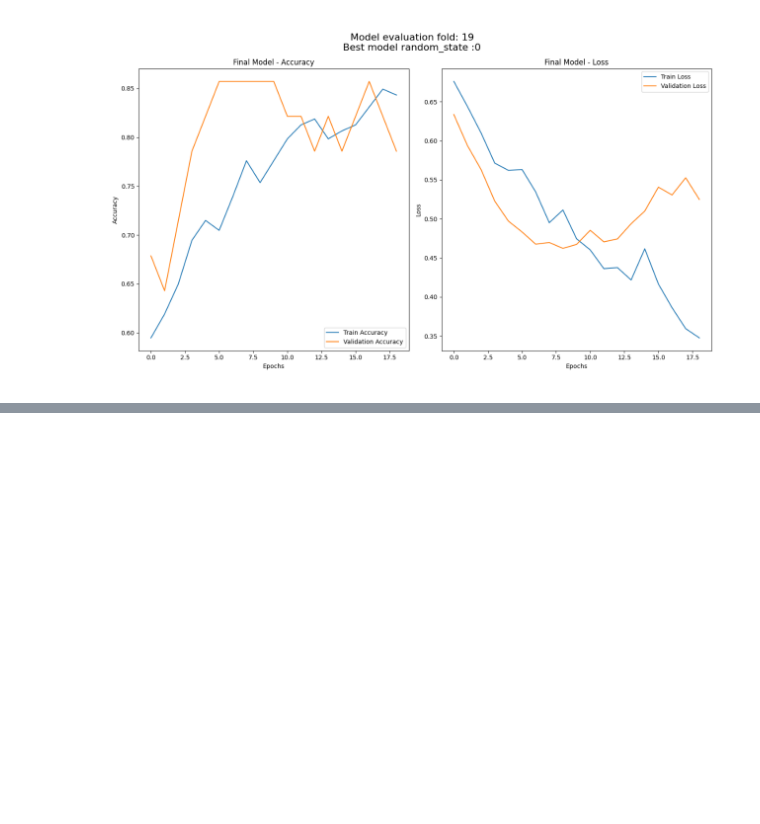
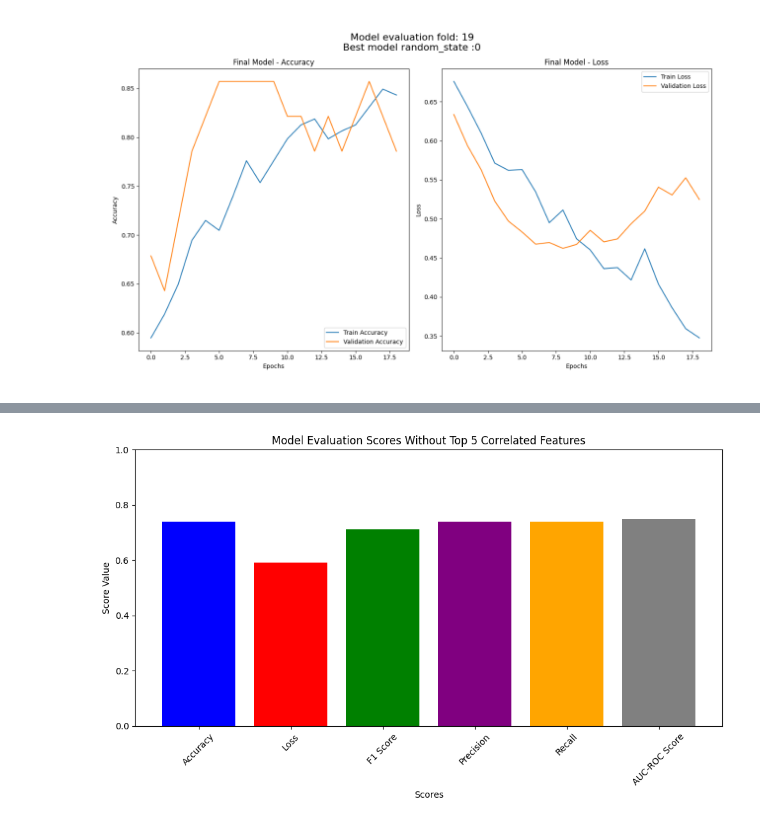
Before and after one commit to KeyCode17/school-scope-classification, a Jupyter notebook: student_project.ipynb, the cells around one changed output, grey strips where cells are left out. Drawn from its saved outputs; the diff is of its cells as text; code cells hidden in the pictures; blank space fills up the shorter version.

```diff
--- a/student_project.ipynb
+++ b/student_project.ipynb
@@ -155,6 +155,19 @@ pipeline_y = joblib.load('./function/pipeline_y.pkl')
 with open('./function/transform_function_y.pkl', 'rb') as file:
     transform_and_sort_y, desired_prefix_order_y = pickle.load(file)
     data_transformed_sorted_y = transform_and_sort_y(data_y, pipeline_y, desired_prefix_order_y)
+# %%
+X_train, X_test, y_train, y_test = train_test_split(data_transformed_sorted, data_transformed_sorted_y, test_size=0.2, random_state=15, stratify=data_transformed_sorted_y)
+# %%
+X_train_corr = X_train[["Medu","Fedu","traveltime","health","studytime"]]
+X_test_corr = X_test[["Medu","Fedu","traveltime","health","studytime"]]
+X_train_uncorr = X_train.drop(["Medu","Fedu","traveltime","health","studytime"], axis=1)
+X_test_uncorr = X_test.drop(["Medu","Fedu","traveltime","health","studytime"], axis=1)
 # %%
 scaler = joblib.load('./function/scaler.pkl')
 data_transformed_scaled = scaler.transform(data_transformed_sorted)
+scaler_corr = StandardScaler()
+X_train_corr_scaled = scaler_corr.fit_transform(X_train_corr)
+X_test_corr_scaled = scaler_corr.transform(X_test_corr)
+scaler_uncorr = StandardScaler()
+X_train_uncorr_scaled = scaler_uncorr.fit_transform(X_train_uncorr)
+X_test_uncorr_scaled = scaler_uncorr.transform(X_test_uncorr)
@@ -603,0 +644,69 @@ AUC-ROC Score: 0.85752
+# %%
+from tensorflow.keras.models import load_model
+from sklearn.metrics import precision_score, recall_score, f1_score, roc_auc_score
+import matplotlib.pyplot as plt
+import numpy as np
+
+# Assuming X_test and y_test are defined
+# Load your model
+model_path = './model/corr-model.keras'
+model = load_model(model_path)
+
+# Evaluate the model
+loss, accuracy = model.evaluate(X_test_corr_scaled, y_test, verbose=0)
+
+# Make predictions using the model
+predictions = model.predict(X_test_corr_scaled)
+
+# Apply threshold for binary prediction
+threshold = 0.5
+y_pred = (predictions >= threshold).astype(float)
+
+# Calculate F1 score, precision, recall
+f1 = f1_score(y_test, y_pred, average='weighted')  # 'weighted' can be changed to 'macro', 'micro', etc.
+precision = precision_score(y_test, y_pred, average='weighted')
+recall = recall_score(y_test, y_pred, average='weighted')
+
+# Calculate ROC AUC score
+# For ROC AUC, use predicted probabilities for positive class
+if predictions.shape[1] == 1:
+    y_scores = predictions.ravel()  # For binary classification
+else:
+    y_scores = predictions[:, 1]  # For multi-class classification (assumes binary comparison)
+
+auc_roc = roc_auc_score(y_test, y_scores)
+
+# Print the results
+print(f'PATH: {model_path}')
+print(f'ACCURACY: {accuracy:.5f}')
+print(f'LOSS: {loss:.5f}')
+print(f'F1 SCORE: {f1:.5f}')
+print(f'Precision: {precision:.5f}')
+print(f'Recall: {recall:.5f}')
+print(f'AUC-ROC Score: {auc_roc:.5f}')
+
+# Visualization of scores
+scores = [accuracy, loss, f1, precision, recall, auc_roc]
+score_names = ['Accuracy', 'Loss', 'F1 Score', 'Precision', 'Recall', 'AUC-ROC Score']
+
+plt.figure(figsize=(10, 6))
+plt.bar(score_names, scores, color=['blue', 'red', 'green', 'purple', 'orange', 'gray'])
+plt.title('Model Evaluation Scores Without Top 5 Correlated Features')
+plt.xlabel('Scores')
+plt.ylabel('Score Value')
+plt.ylim(0.0, 1.0)  # Adjust y-axis limits if necessary
+plt.xticks(rotation=45)
+plt.tight_layout()
+
+# Save or display the plot
+plt.savefig('./model/corr-evaluation_scores.png')  # Save the plot if needed
+plt.show()
+
+# Load and display image with higher DPI
+image_path = model_path.replace('.keras', '.png')
+img = plt.imread(image_path)
+plt.figure(figsize=(8, 6), dpi=200)  # Adjust figsize and dpi as needed
+plt.imshow(img)
+plt.axis('off')
+plt.show()
+# %% [output]
@@ -603,0 +720 @@ AUC-ROC Score: 0.85752
+[figure, added]
```
Also changed, not shown: parts of 15 cells of this notebook, 10 other files.
